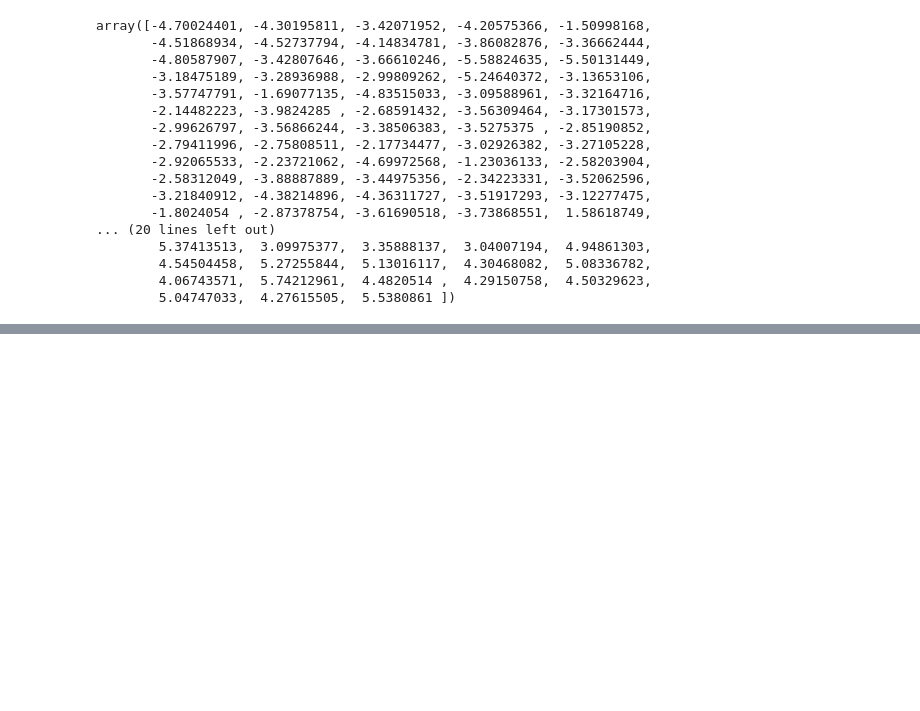
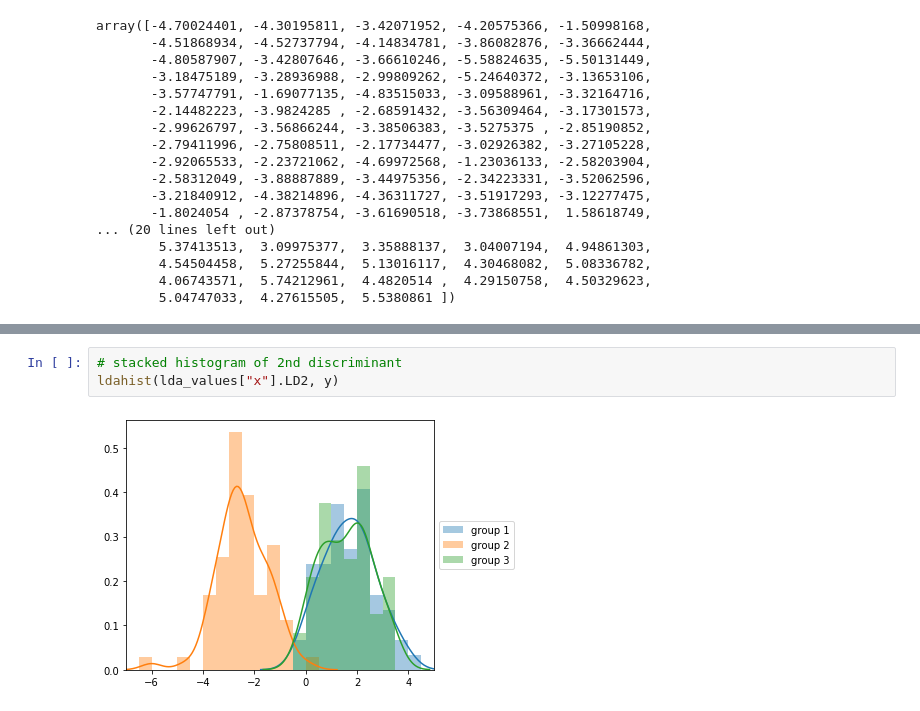
Before and after one commit to jklug34/Wine-sample-multivariate-analysis-python, a Jupyter notebook: multivariate_analysis_python.ipynb, the cells around one changed output, grey strips where cells are left out. Drawn from its saved outputs; the diff is of its cells as text; blank space fills up the shorter version.

```diff
--- a/multivariate_analysis_python.ipynb
+++ b/multivariate_analysis_python.ipynb
@@ -1016,0 +1127,5 @@ array([-4.70024401, -4.30195811, -3.42071952, -4.20575366, -1.50998168,
+# %%
+# stacked histogram of 2nd discriminant
+ldahist(lda_values["x"].LD2, y)
+# %% [output]
+[figure, added]
```
Also changed, not shown: parts of 8 cells of this notebook.
